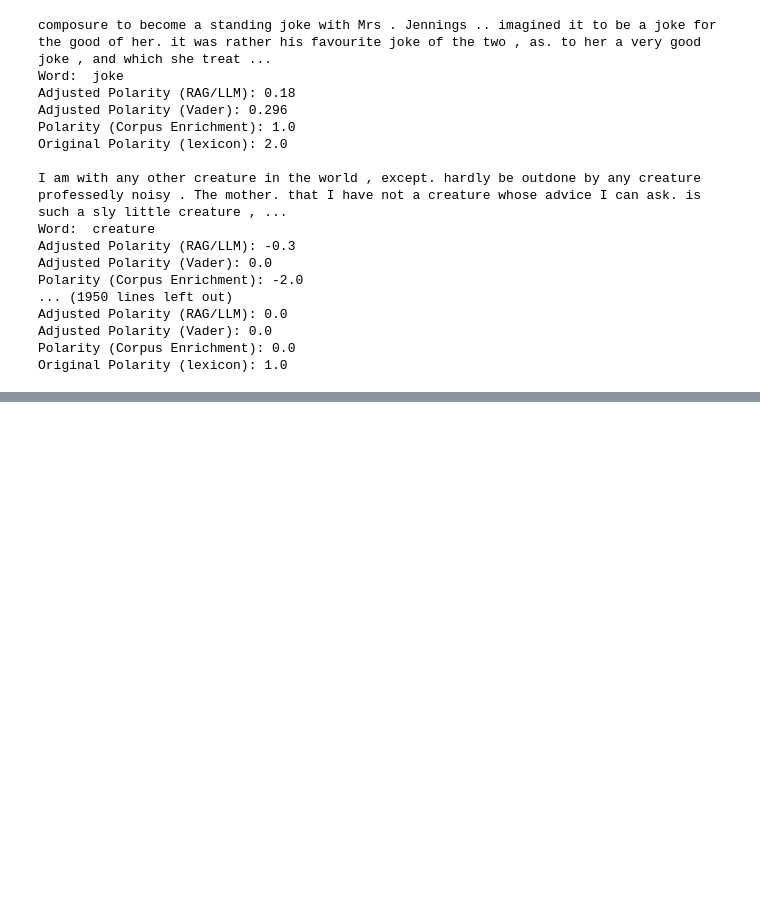
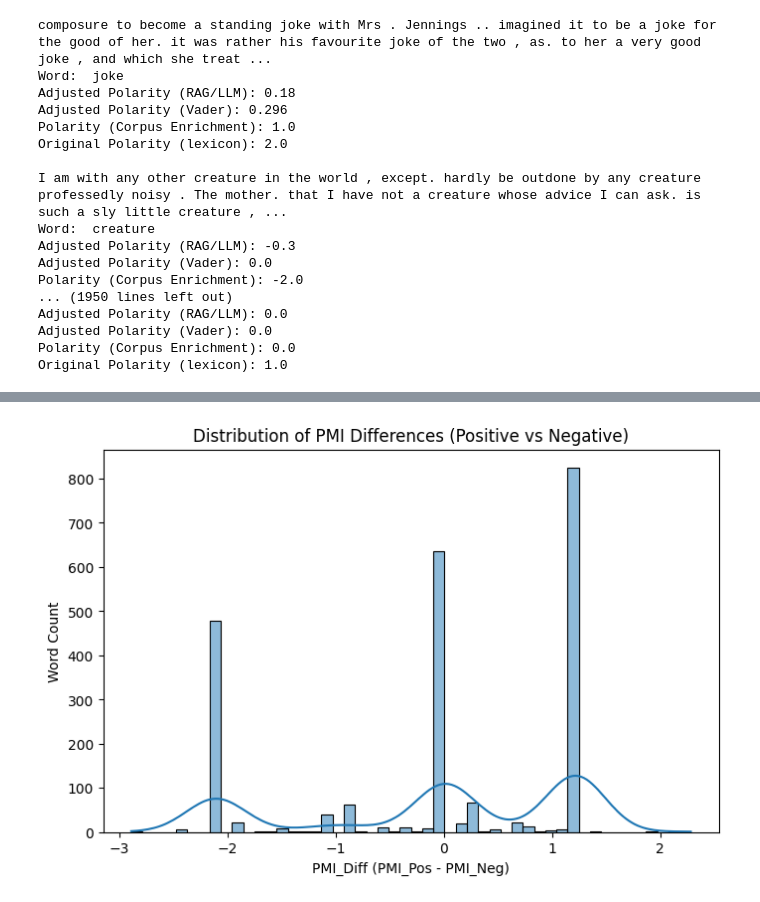
Before and after one commit to Its-JustSbu/Assignment_3_Code, a Jupyter notebook: assignment3code.ipynb, the cells around one changed output, grey strips where cells are left out. Drawn from its saved outputs; the diff is of its cells as text; code cells hidden in the pictures; blank space fills up the shorter version.

```diff
--- a/assignment3code.ipynb
+++ b/assignment3code.ipynb
@@ -277,7 +277,7 @@ df_lexicon_clean['Score'] = np.ceil(scaler.fit_transform(df_lexicon_clean[['Scor
 newSentiments = []
 for index, row in df_lexicon_clean.iterrows():
     if row['Score'] > 0.5:
-        newSentiments.append('postive')
+        newSentiments.append('positive')
     elif row['Score'] < -0.5:
         newSentiments.append('negative')
     else:
@@ -484,6 +468,12 @@ df_corpus_text.to_csv('./corpus_datasets/Zulu_to_English_Corpus.csv', index=Fals
 Number of pre-cleansed samples:  465
 Number of post-cleansed samples:  465
 # %%
+if stopwords.has_lang("zu"):
+    zulu_stopwords = stopwords.stopwords("zu") # Used to filter out common words
+else:
+    print("No stopwords found for Zulu")
+
+lemmatizer = FrenchLefffLemmatizer()
 df_lexicon = pd.read_csv('.\corpus_datasets\Zulu_to_English_Corpus.csv')
 
 df_words = []
@@ -782,0 +758,76 @@ df_lexicon_clean.to_excel('./lexicon_dataset/expanded_lexicon_cleaned.xlsx')
+# %%
+df_lexicon = pd.read_csv('.\corpus_datasets\Zulu_to_English_Corpus.csv')
+
+df_words = []
+for idx, row in df_lexicon.iterrows():
+    words = row['isiZulu'].lower().split()
+    for w in words:
+        # Remove punctuation
+        w = w.strip('.,!?;"()[]{}')
+        # Skip empty strings and stopwords
+        if w and w not in zulu_stopwords:
+            w = lemmatizer.lemmatize(w)
+            df_words.append({'tokens': w, 'label': row['Sentiment'].lower()})
+
+df_tokens_labeled = pd.DataFrame(df_words)
+
+print(f"Total tokens for PMI (after removing stopwords): {len(df_tokens_labeled)}")
+
+# --- Step 1: Frequency of words by sentiment ---
+
+pos_tokens = df_tokens_labeled[df_tokens_labeled['label'] == 'positive']['tokens'].tolist()
+neg_tokens = df_tokens_labeled[df_tokens_labeled['label'] == 'negative']['tokens'].tolist()
+neu_tokens = df_tokens_labeled[df_tokens_labeled['label'] == 'neutral']['tokens'].tolist() if 'neutral' in df_tokens_labeled['label'].unique() else []
+
+pos_counts = Counter(pos_tokens)
+neg_counts = Counter(neg_tokens)
+neu_counts = Counter(neu_tokens)
+all_counts = Counter(df_tokens_labeled['tokens'])
+
+total_pos = sum(pos_counts.values())
+total_neg = sum(neg_counts.values())
+total_neu = sum(neu_counts.values()) if neu_tokens else 0
+total_all = sum(all_counts.values())
+
+print(f"Total positive words: {total_pos}, negative words: {total_neg}")
+
+# --- Step 2: Compute PMI values ---
+
+pmi_data = []
+for word in all_counts:
+    p_word = all_counts[word] / total_all
+    pmi_pos = math.log2((pos_counts[word] / total_pos) / p_word) if word in pos_counts else 0
+    pmi_neg = math.log2((neg_counts[word] / total_neg) / p_word) if word in neg_counts else 0
+    pmi_diff = pmi_pos - pmi_neg
+
+    pmi_data.append({
+        'word': word,
+        'PMI_Pos': pmi_pos,
+        'PMI_Neg': pmi_neg,
+        'PMI_Diff': pmi_diff,
+        'freq_total': all_counts[word],
+        'freq_pos': pos_counts[word],
+        'freq_neg': neg_counts[word]
+    })
+
+df_pmi = pd.DataFrame(pmi_data).sort_values(by='PMI_Diff', ascending=False)
+
+# --- Step 3: Inspect top candidates ---
+print("\nTop Positive Words (high PMI_Pos):")
+display(df_pmi.nlargest(10, 'PMI_Pos')[['word', 'PMI_Pos', 'freq_total']])
+
+print("\nTop Negative Words (high PMI_Neg):")
+display(df_pmi.nlargest(10, 'PMI_Neg')[['word', 'PMI_Neg', 'freq_total']])
+
+# --- Step 4: Visualize word-sentiment association ---
+plt.figure(figsize=(8,5))
+sns.histplot(df_pmi['PMI_Diff'], bins=50, kde=True)
+plt.title("Distribution of PMI Differences (Positive vs Negative)")
+plt.xlabel("PMI_Diff (PMI_Pos - PMI_Neg)")
+plt.ylabel("Word Count")
+plt.show()
+
+# --- Step 5: Save results ---
+df_pmi.to_csv("./outputs/pmi_word_sentiment_scores.csv", index=False)
+print("\n✅ PMI computation complete. Results saved to './outputs/pmi_word_sentiment_scores.csv'")
+# %% [output]
@@ -782,0 +861 @@ df_lexicon_clean.to_excel('./lexicon_dataset/expanded_lexicon_cleaned.xlsx')
+[figure, added]
```
Also changed, not shown: parts of 7 cells of this notebook, 4 other files.
